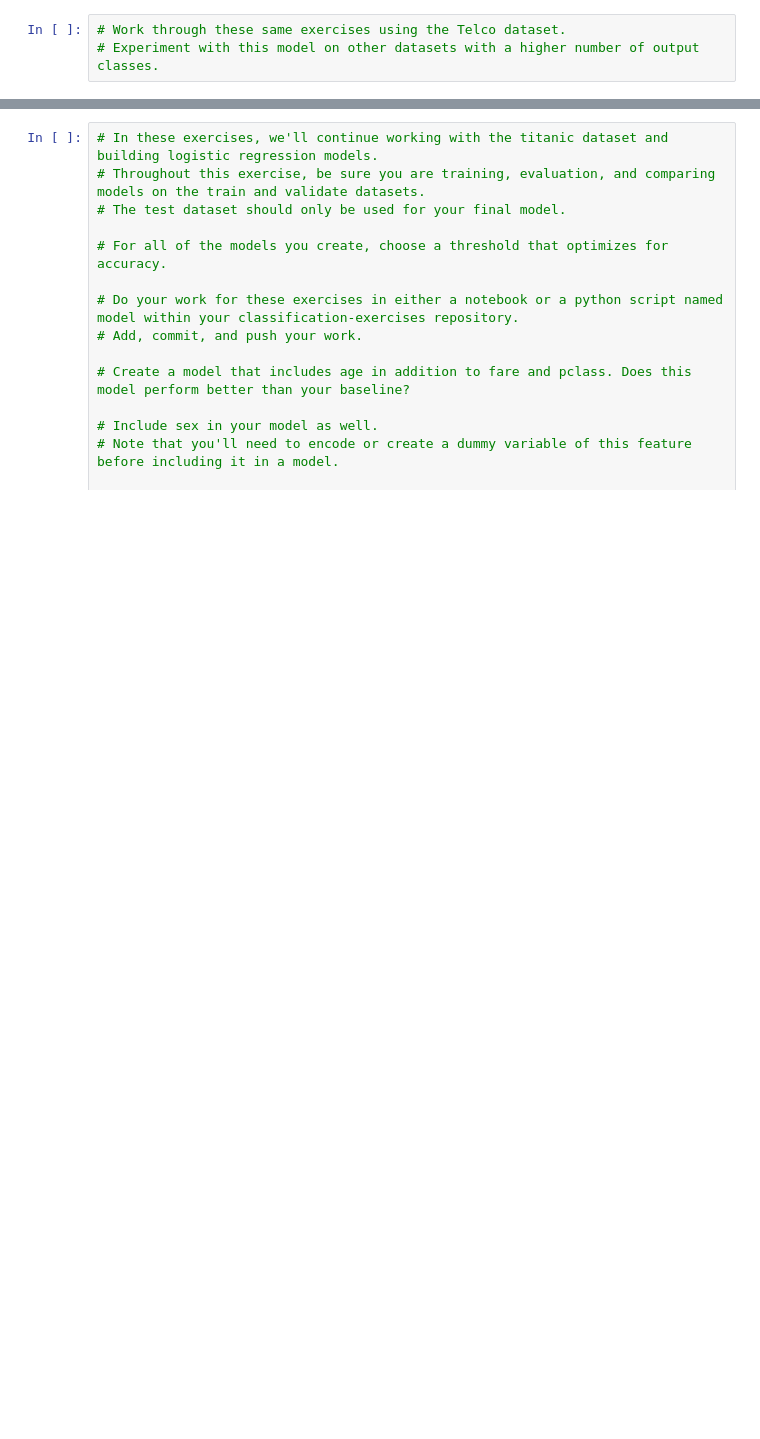
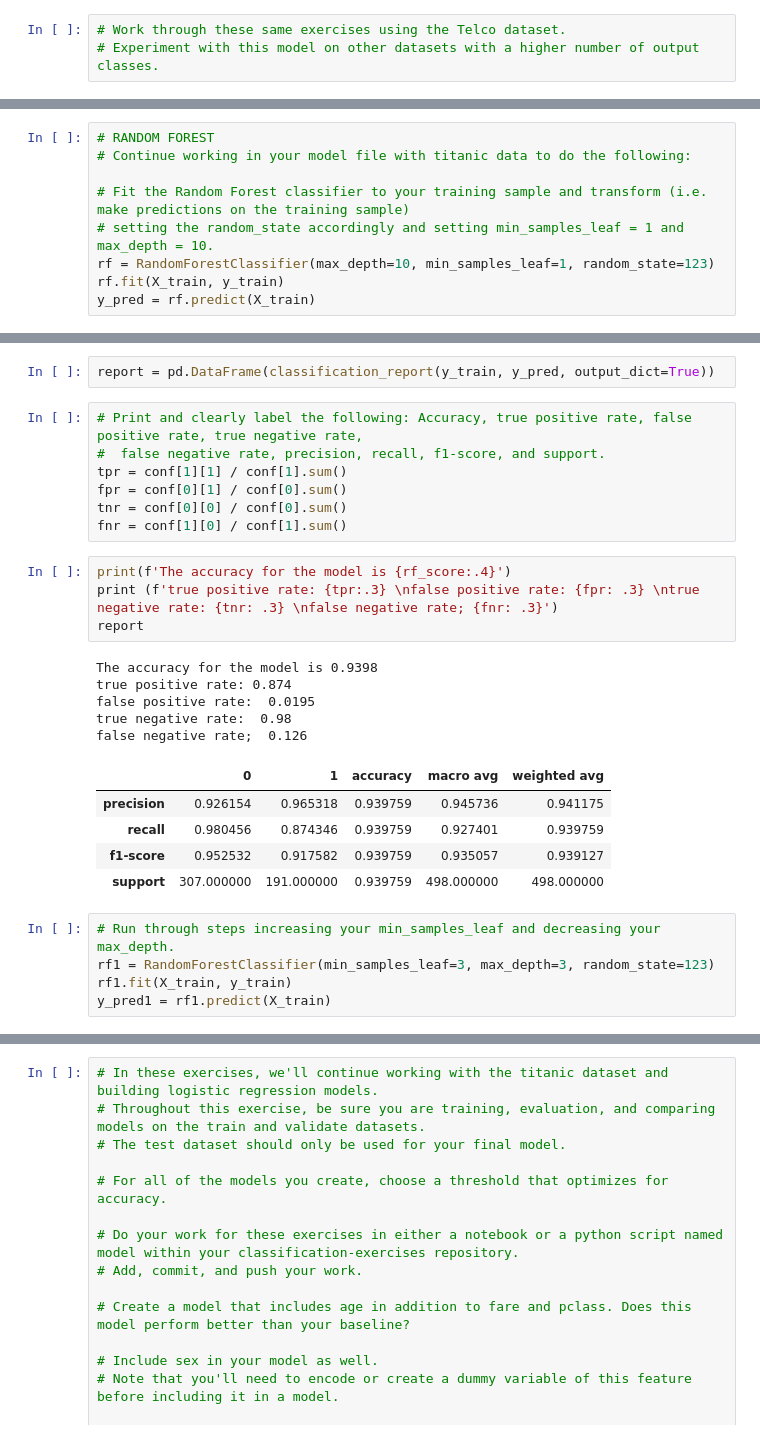
Before and after one commit to javahava1222/classification-exercises, a Jupyter notebook: model.ipynb, the cells around one changed output, grey strips where cells are left out. Cells and saved outputs as stored; diff of their text form; blank space fills up the shorter version.

```diff
--- a/model.ipynb
+++ b/model.ipynb
@@ -216,0 +183,9 @@ rf = RandomForestClassifier()
+# %%
+# RANDOM FOREST
+# Continue working in your model file with titanic data to do the following:
+
+# Fit the Random Forest classifier to your training sample and transform (i.e. make predictions on the training sample)
+# setting the random_state accordingly and setting min_samples_leaf = 1 and max_depth = 10.
+rf = RandomForestClassifier(max_depth=10, min_samples_leaf=1, random_state=123)
+rf.fit(X_train, y_train)
+y_pred = rf.predict(X_train)
@@ -216,0 +208,29 @@ rf = RandomForestClassifier()
+# %%
+report = pd.DataFrame(classification_report(y_train, y_pred, output_dict=True))
+# %%
+# Print and clearly label the following: Accuracy, true positive rate, false positive rate, true negative rate,
+#  false negative rate, precision, recall, f1-score, and support.
+tpr = conf[1][1] / conf[1].sum()
+fpr = conf[0][1] / conf[0].sum()
+tnr = conf[0][0] / conf[0].sum()
+fnr = conf[1][0] / conf[1].sum()
+# %%
+print(f'The accuracy for the model is {rf_score:.4}')
+print (f'true positive rate: {tpr:.3} \nfalse positive rate: {fpr: .3} \ntrue negative rate: {tnr: .3} \nfalse negative rate; {fnr: .3}')
+report
+# %% [output]
+The accuracy for the model is 0.9398
+true positive rate: 0.874
+false positive rate:  0.0195
+true negative rate:  0.98
+false negative rate;  0.126
+|  | 0 | 1 | accuracy | macro avg | weighted avg |
+| precision | 0.926154 | 0.965318 | 0.939759 | 0.945736 | 0.941175 |
+| recall | 0.980456 | 0.874346 | 0.939759 | 0.927401 | 0.939759 |
+| f1-score | 0.952532 | 0.917582 | 0.939759 | 0.935057 | 0.939127 |
+| support | 307.000000 | 191.000000 | 0.939759 | 498.000000 | 498.000000 |
+# %%
+# Run through steps increasing your min_samples_leaf and decreasing your max_depth.
+rf1 = RandomForestClassifier(min_samples_leaf=3, max_depth=3, random_state=123)
+rf1.fit(X_train, y_train)
+y_pred1 = rf1.predict(X_train)
```
Also changed, not shown: parts of 21 cells of this notebook.
